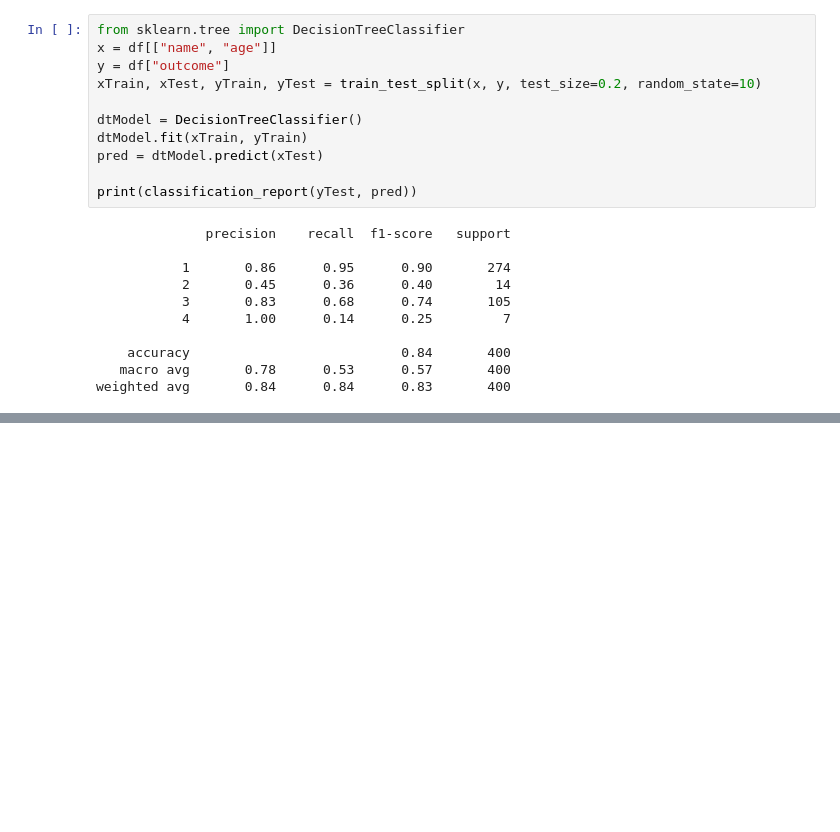
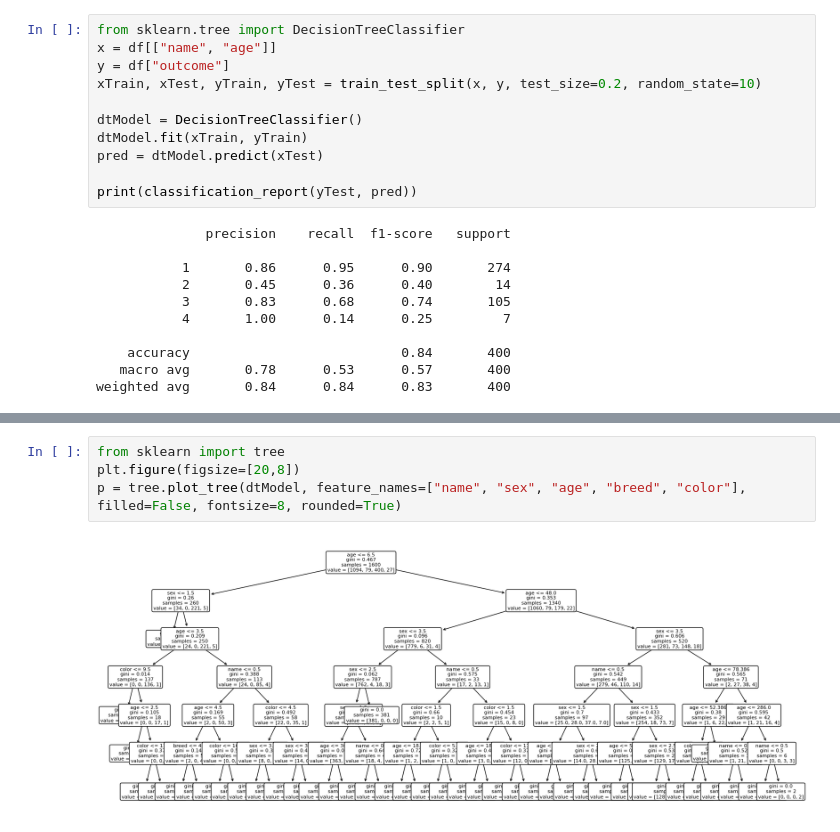
Before and after one commit to BictorFonseca/DataAnalysis, a Jupyter notebook: Project/term_project.ipynb, the cells around one changed output, grey strips where cells are left out. Cells and saved outputs as stored; diff of their text form; blank space fills up the shorter version.

```diff
--- a/Project/term_project.ipynb
+++ b/Project/term_project.ipynb
@@ -695,0 +730,6 @@ weighted avg       0.89      0.89      0.89       400
+# %%
+from sklearn import tree
+plt.figure(figsize=[20,8])
+p = tree.plot_tree(dtModel, feature_names=["name", "sex", "age", "breed", "color"], filled=False, fontsize=8, rounded=True)
+# %% [output]
+[figure, added]
```
Also changed, not shown: parts of 12 cells of this notebook.
